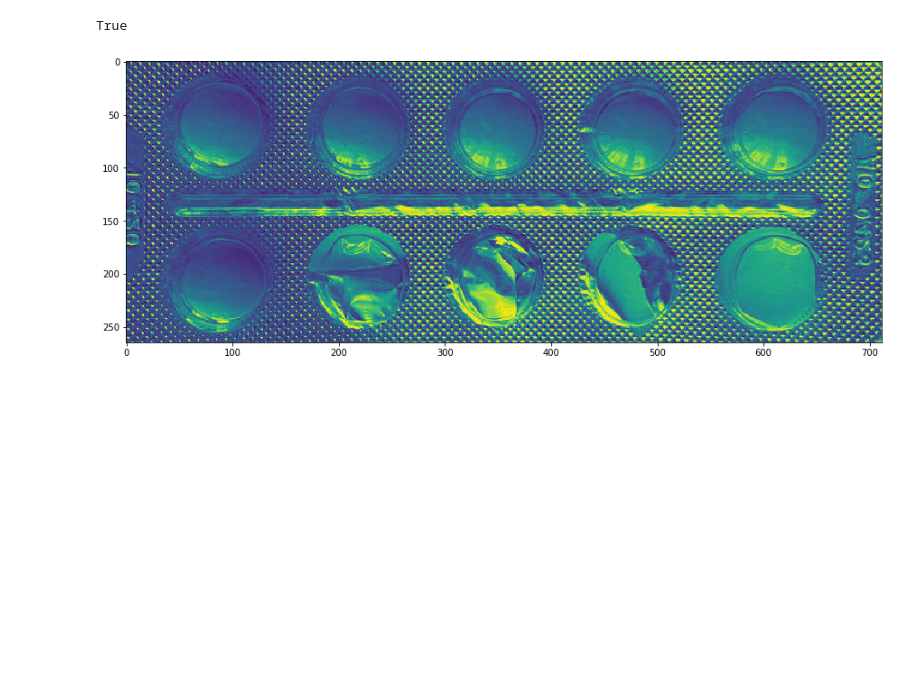
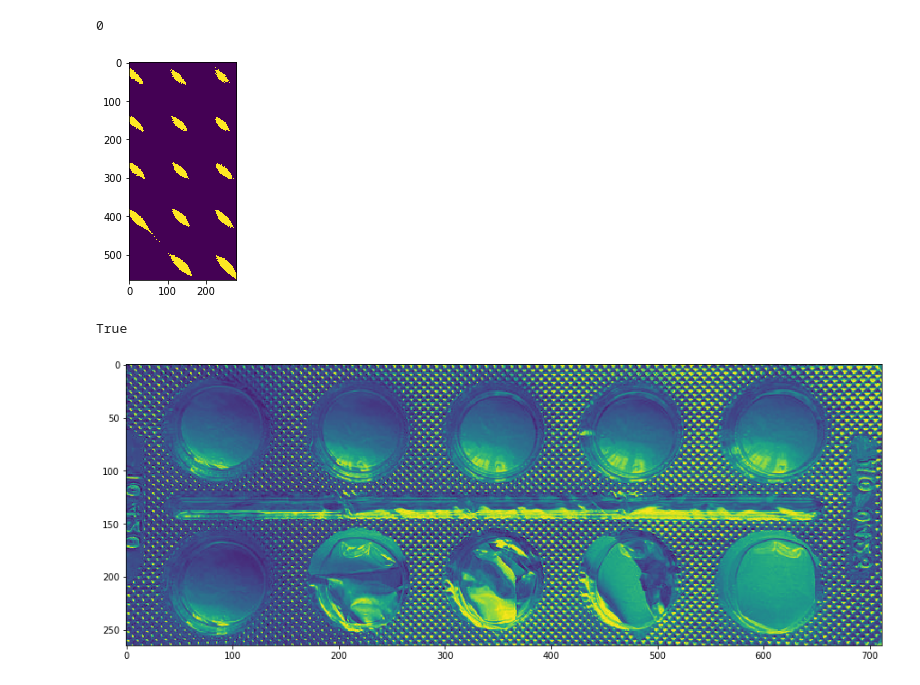
Before and after one commit to vivasilev/SkCVNotesClassifier, a Jupyter notebook: Pills detection.ipynb, the cells around one changed output. Saved outputs shown, nothing was run; the diff lists cells and outputs as text; code cells hidden in the pictures; blank space fills up the shorter version.

```diff
--- a/Pills detection.ipynb
+++ b/Pills detection.ipynb
@@ -139,3 +139,21 @@ plt.imshow(result)
+# %%
+res = result > 0.6
+shape = res.shape
+kernel2 = np.ones((5, 5), 'uint8')
+dilate_res = cv2.dilate(res.astype('uint8'), kernel2, iterations=1)
+plt.imshow(res)
+
+_, count1 = label(dilate_res[:shape[0] // 2, :], return_num=True, connectivity = 2)
+_, count2 = label(dilate_res[shape[0] // 2:, :], return_num=True, connectivity = 2)
+
+_, count3 = label(dilate_res[:, : shape[1] // 2], return_num=True, connectivity = 2)
+_, count4 = label(dilate_res[:, shape[1] // 2:], return_num=True, connectivity = 2)
+
+ANSWER = max(abs(count2 - count1), abs(count4 - count3))
+print(ANSWER)
+# %% [output]
+0
+[figure, added]
 # %%
 k = 10
 len_points = []
```
Also changed, not shown: parts of 2 cells of this notebook.
